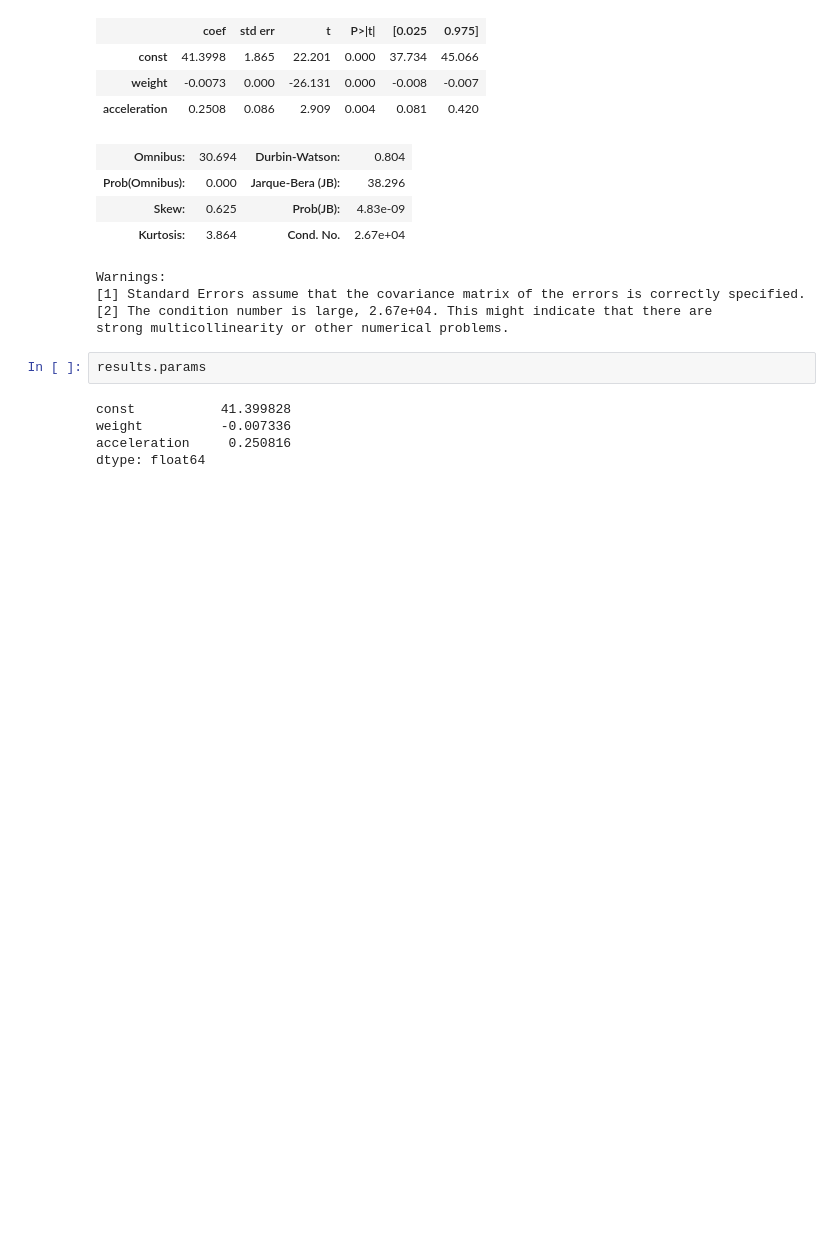
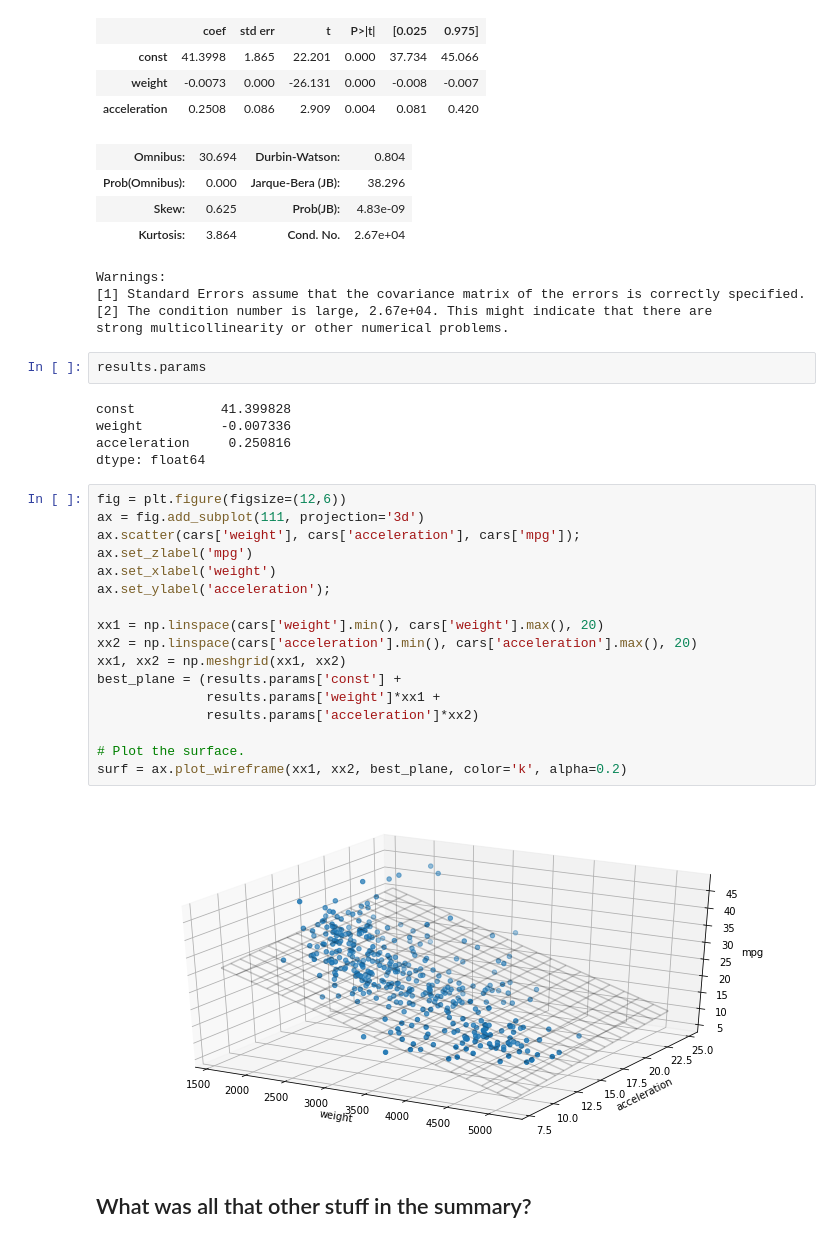
Before and after one commit to wmarshall484/DSI_LECTURES_2, a Jupyter notebook: linear-regression/moses_marsh/linear_regression.ipynb, the cells around one changed output. Cells and saved outputs as stored; diff of their text form; blank space fills up the shorter version.

```diff
--- a/linear-regression/moses_marsh/linear_regression.ipynb
+++ b/linear-regression/moses_marsh/linear_regression.ipynb
@@ -256,3 +281,24 @@ const           41.399828
 weight          -0.007336
 acceleration     0.250816
 dtype: float64
+# %%
+fig = plt.figure(figsize=(12,6))
+ax = fig.add_subplot(111, projection='3d')
+ax.scatter(cars['weight'], cars['acceleration'], cars['mpg']);
+ax.set_zlabel('mpg')
+ax.set_xlabel('weight')
+ax.set_ylabel('acceleration');
+
+xx1 = np.linspace(cars['weight'].min(), cars['weight'].max(), 20)
+xx2 = np.linspace(cars['acceleration'].min(), cars['acceleration'].max(), 20)
+xx1, xx2 = np.meshgrid(xx1, xx2)
+best_plane = (results.params['const'] +
+              results.params['weight']*xx1 +
+              results.params['acceleration']*xx2)
+
+# Plot the surface.
+surf = ax.plot_wireframe(xx1, xx2, best_plane, color='k', alpha=0.2)
+# %% [output]
+[figure, added]
+# %% [markdown]
+## What was all that other stuff in the summary?
```
Also changed, not shown: parts of 14 cells of this notebook.
